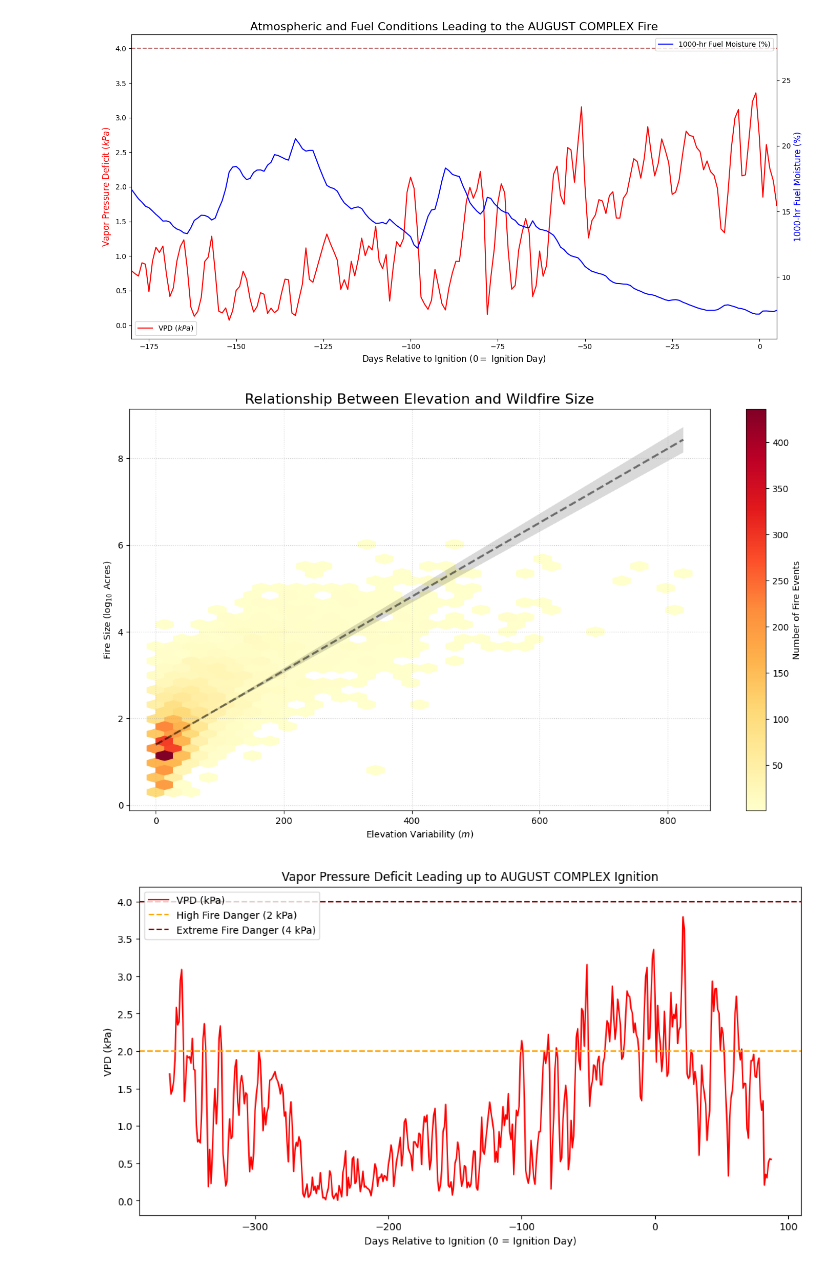
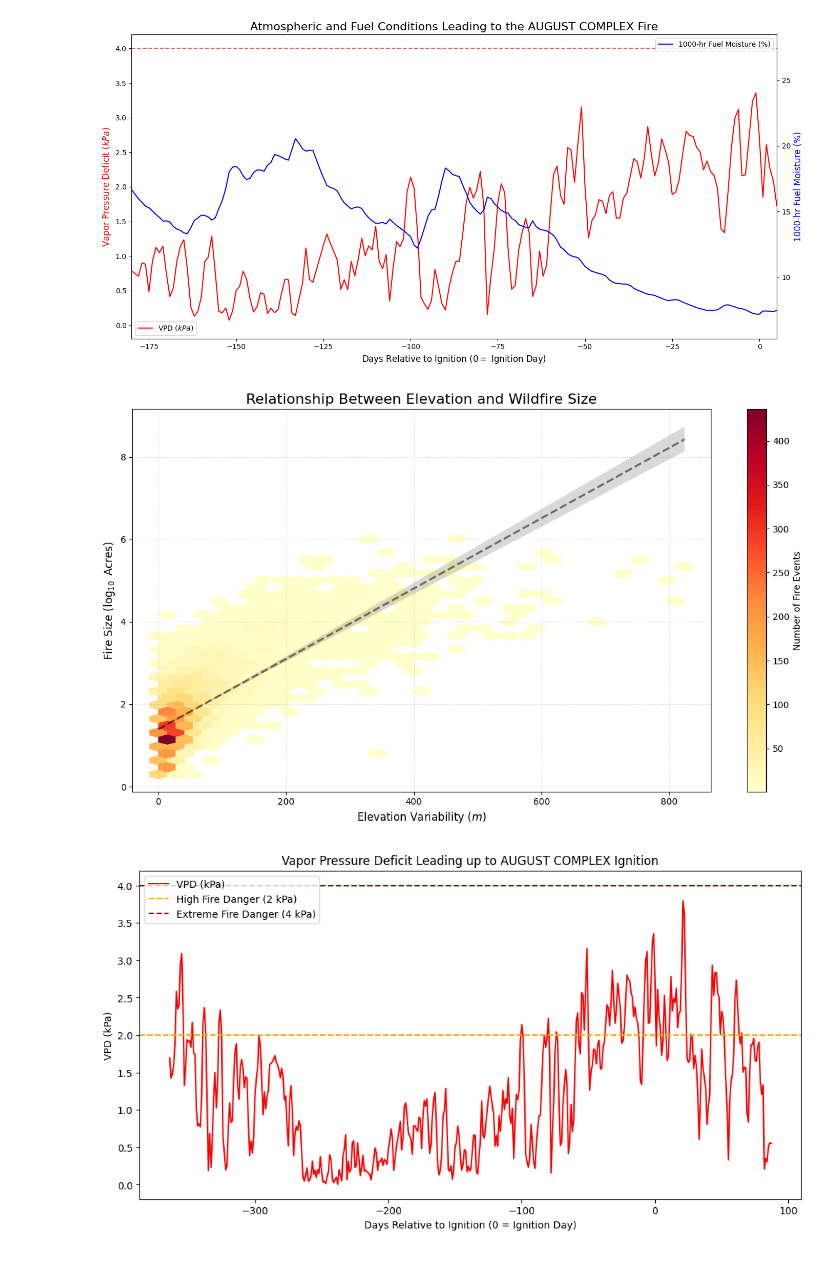
Before and after one commit to maliyer294/STA-141B---Final-project, a Jupyter notebook: visuals/visuals.ipynb, the cells around one changed output. Saved outputs shown, nothing was run; the diff lists cells and outputs as text; code cells hidden in the pictures.

```diff
--- a/visuals/visuals.ipynb
+++ b/visuals/visuals.ipynb
@@ -62,33 +62,33 @@ findfont: Font family ['cmex10'] not found. Falling back to DejaVu Sans.
 # %%
 plot_data = df_p[df_p['days_to_ignition'] == 0].copy()
 
 plt.figure(figsize=(12, 7))
 
 # hexbin plot (better than scatter for thousands of points)
 # use log10(gis_acres) because sizes vary from 1 to 500k+
 hb = plt.hexbin(plot_data['elev_std'],
                 np.log10(plot_data['gis_acres'] + 1),
                 gridsize=30, cmap='YlOrRd', mincnt=1)
 
 # color bar
 cb = plt.colorbar(hb, label='Number of Fire Events')
 
 # trend line to show the general correlation
 sns.regplot(data=plot_data, x='elev_std', y=np.log10(plot_data['gis_acres'] + 1),
             scatter=False, color='black', line_kws={"linestyle": "--", "alpha": 0.5})
 
+# formatting
+plt.title('Relationship Between Elevation and Wildfire Size', fontsize=16)
+plt.xlabel('Elevation Variability ($m$)', fontsize=12)
+plt.ylabel('Fire Size ($\log_{10}$ Acres)', fontsize=12)
+
 plt.grid(True, linestyle=':', alpha=0.6)
 plt.tight_layout()
 
-# formatting
-plt.title('Relationship Between Elevation and Wildfire Size', fontsize=16)
-plt.xlabel('Elevation Variability ($m$)')
-plt.ylabel('Fire Size ($\log_{10}$ Acres)')
-
 plt.savefig("wildfire_hex_plot.png", dpi=300)
 plt.show()
 # %% [output]
-[figure, old version]
+[figure, new version]
 # %%
 def plot_weather_leadup(fire_name):
     """
```
Also changed, not shown: 1 other file.
